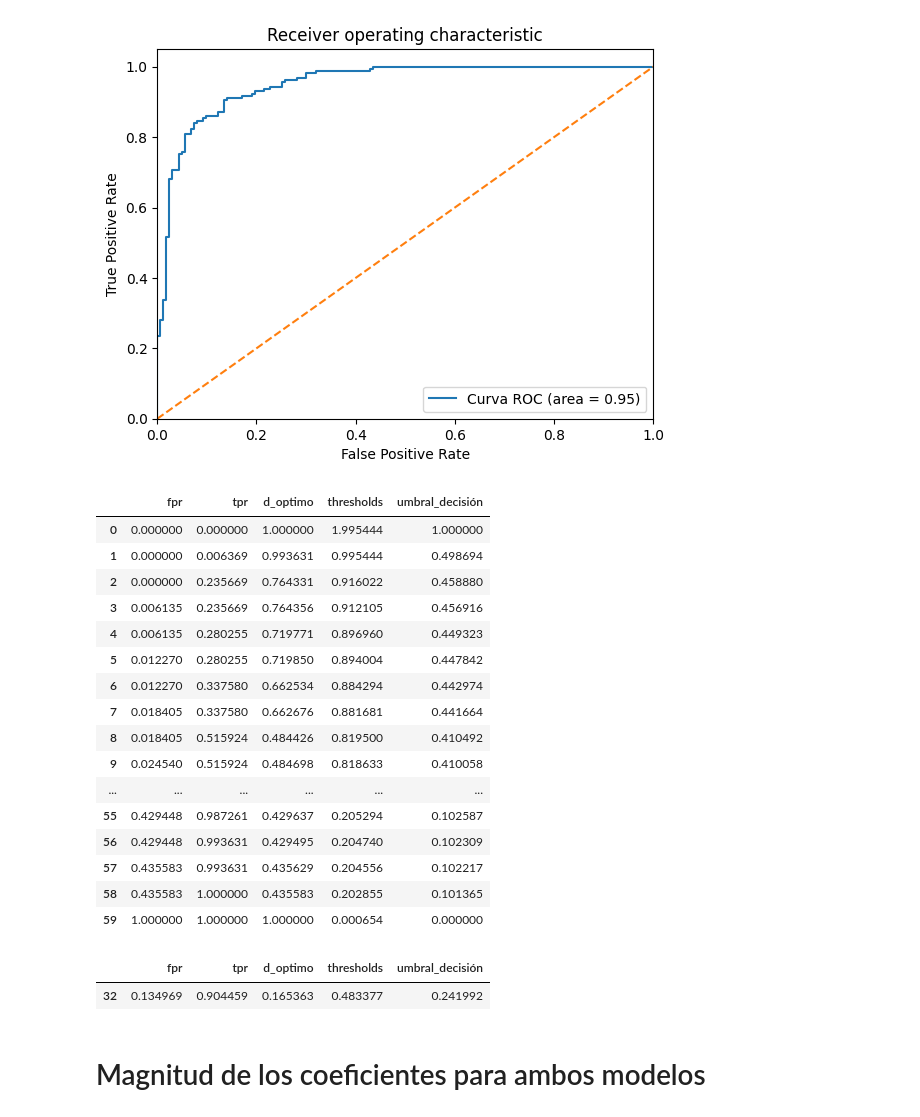
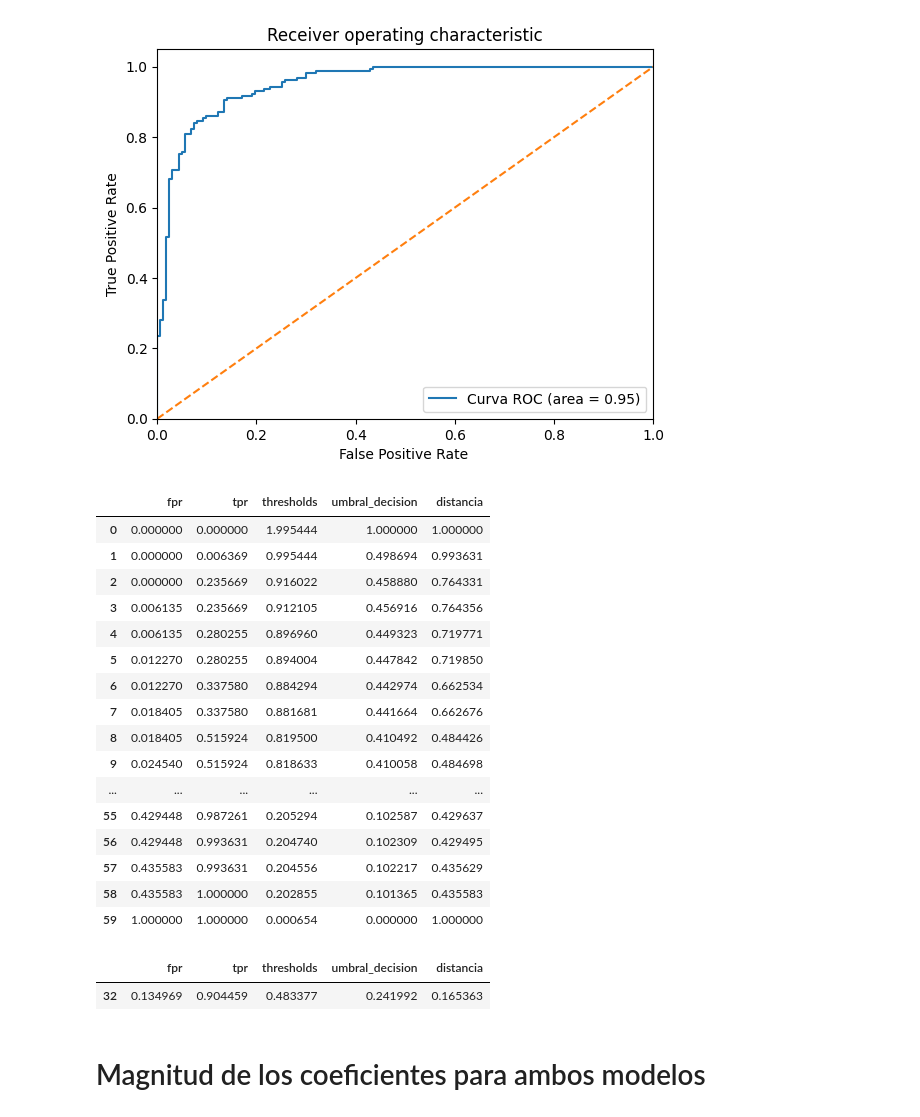
Before and after one commit to AnIsAsPe/LogisticRegression_SpamOpinion, a Jupyter notebook: Notebooks/Clasificador_reseñas_Regresión_logística_.ipynb, the cells around one changed output. Saved outputs shown, nothing was run; the diff lists cells and outputs as text; code cells hidden in the pictures.

```diff
--- a/Notebooks/Clasificador_reseñas_Regresión_logística_.ipynb
+++ b/Notebooks/Clasificador_reseñas_Regresión_logística_.ipynb
@@ -583,37 +568,3 @@ ytest_bin = np.where(y_test=='deceptive', 0, 1)
 grafica_roc(clasificador_ridge, ytest_bin)
 # %% [output]
 [figure]
-# %%
-clf = clasificador_ridge
-y_test_score = clf.predict_proba(X_test)[:, 1]
-fpr, tpr, thresholds = roc_curve( ytest_bin, y_test_score)
-
-from sklearn.preprocessing import MinMaxScaler
-umbral_decisión = (MinMaxScaler().fit_transform(thresholds.reshape(-1,1)))[:,0]
-
-
-i = np.arange(len(tpr)) # index for df
-roc = pd.DataFrame({'fpr' : pd.Series(fpr, index=i),
-                    'tpr' : pd.Series(tpr, index = i),
-                    'd_optimo': pd.Series(np.sqrt((fpr)**2+(1-tpr)**2), index=i),
-                    'thresholds' : pd.Series(thresholds, index = i),
-                    'umbral_decisión': pd.Series(umbral_decisión, index=i)})
-roc
-# %% [output]
-|  | fpr | tpr | d_optimo | thresholds | umbral_decisión |
-| 0 | 0.000000 | 0.000000 | 1.000000 | 1.995444 | 1.000000 |
-| 1 | 0.000000 | 0.006369 | 0.993631 | 0.995444 | 0.498694 |
-| 2 | 0.000000 | 0.235669 | 0.764331 | 0.916022 | 0.458880 |
-| 3 | 0.006135 | 0.235669 | 0.764356 | 0.912105 | 0.456916 |
-| 4 | 0.006135 | 0.280255 | 0.719771 | 0.896960 | 0.449323 |
-| 5 | 0.012270 | 0.280255 | 0.719850 | 0.894004 | 0.447842 |
-| 6 | 0.012270 | 0.337580 | 0.662534 | 0.884294 | 0.442974 |
-| 7 | 0.018405 | 0.337580 | 0.662676 | 0.881681 | 0.441664 |
-| 8 | 0.018405 | 0.515924 | 0.484426 | 0.819500 | 0.410492 |
-| 9 | 0.024540 | 0.515924 | 0.484698 | 0.818633 | 0.410058 |
-| ... | ... | ... | ... | ... | ... |
-| 55 | 0.429448 | 0.987261 | 0.429637 | 0.205294 | 0.102587 |
-| 56 | 0.429448 | 0.993631 | 0.429495 | 0.204740 | 0.102309 |
-| 57 | 0.435583 | 0.993631 | 0.435629 | 0.204556 | 0.102217 |
-| 58 | 0.435583 | 1.000000 | 0.435583 | 0.202855 | 0.101365 |
-| 59 | 1.000000 | 1.000000 | 1.000000 | 0.000654 | 0.000000 |
@@ -622,8 +571,38 @@ roc_ = roc.loc[1:56,:] # quitamos el primer y último renglón.
-# %%
-roc_[roc_['d_optimo']==roc_['d_optimo'].min()]
-# %% [output]
-|  | fpr | tpr | d_optimo | thresholds | umbral_decisión |
-| 32 | 0.134969 | 0.904459 | 0.165363 | 0.483377 | 0.241992 |
+# %%
+y_test_score = clasificador_ridge.predict_proba(X_test)[:, 1]
+fpr, tpr, thresholds = roc_curve( ytest_bin, y_test_score)
+
+roc_df = pd.DataFrame({'fpr': fpr,
+                       'tpr':tpr,
+                       'thresholds': thresholds,
+                       'umbral_decision': MinMaxScaler().fit_transform(thresholds.reshape(-1,1))[:,0],
+                       'distancia': np.sqrt((fpr)**2 + (1-tpr)**2),
+                       })
+
+roc_df
+# %% [output]
+|  | fpr | tpr | thresholds | umbral_decision | distancia |
+| 0 | 0.000000 | 0.000000 | 1.995444 | 1.000000 | 1.000000 |
+| 1 | 0.000000 | 0.006369 | 0.995444 | 0.498694 | 0.993631 |
+| 2 | 0.000000 | 0.235669 | 0.916022 | 0.458880 | 0.764331 |
+| 3 | 0.006135 | 0.235669 | 0.912105 | 0.456916 | 0.764356 |
+| 4 | 0.006135 | 0.280255 | 0.896960 | 0.449323 | 0.719771 |
+| 5 | 0.012270 | 0.280255 | 0.894004 | 0.447842 | 0.719850 |
+| 6 | 0.012270 | 0.337580 | 0.884294 | 0.442974 | 0.662534 |
+| 7 | 0.018405 | 0.337580 | 0.881681 | 0.441664 | 0.662676 |
+| 8 | 0.018405 | 0.515924 | 0.819500 | 0.410492 | 0.484426 |
+| 9 | 0.024540 | 0.515924 | 0.818633 | 0.410058 | 0.484698 |
+| ... | ... | ... | ... | ... | ... |
+| 55 | 0.429448 | 0.987261 | 0.205294 | 0.102587 | 0.429637 |
+| 56 | 0.429448 | 0.993631 | 0.204740 | 0.102309 | 0.429495 |
+| 57 | 0.435583 | 0.993631 | 0.204556 | 0.102217 | 0.435629 |
+| 58 | 0.435583 | 1.000000 | 0.202855 | 0.101365 | 0.435583 |
+| 59 | 1.000000 | 1.000000 | 0.000654 | 0.000000 | 1.000000 |
+# %%
+roc_df.sort_values('distancia').head(1)
+# %% [output]
+|  | fpr | tpr | thresholds | umbral_decision | distancia |
+| 32 | 0.134969 | 0.904459 | 0.483377 | 0.241992 | 0.165363 |
 # %% [markdown]
 # Magnitud de los coeficientes para ambos modelos
 # %%
```
Also changed, not shown: parts of 8 cells of this notebook.
